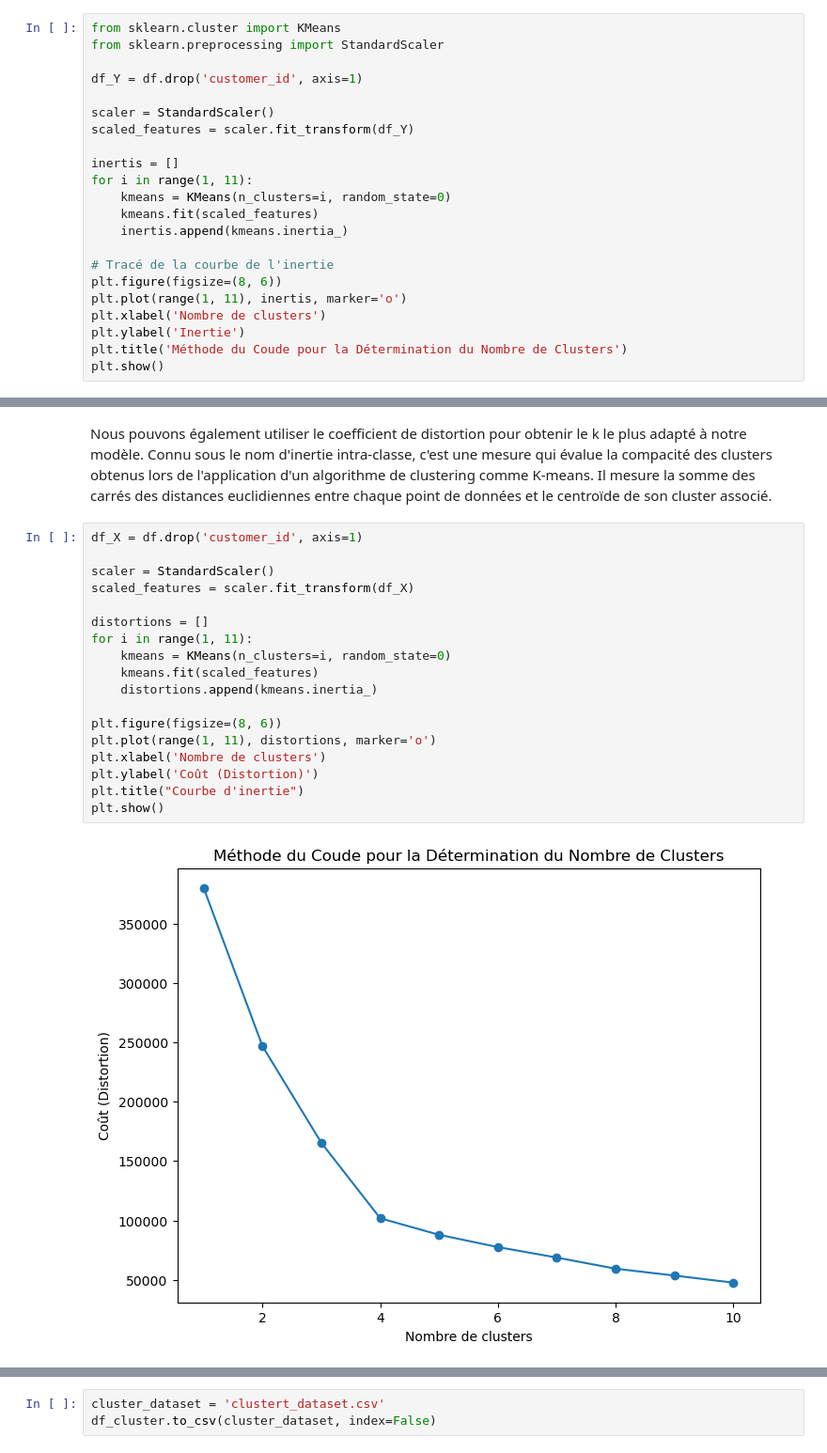
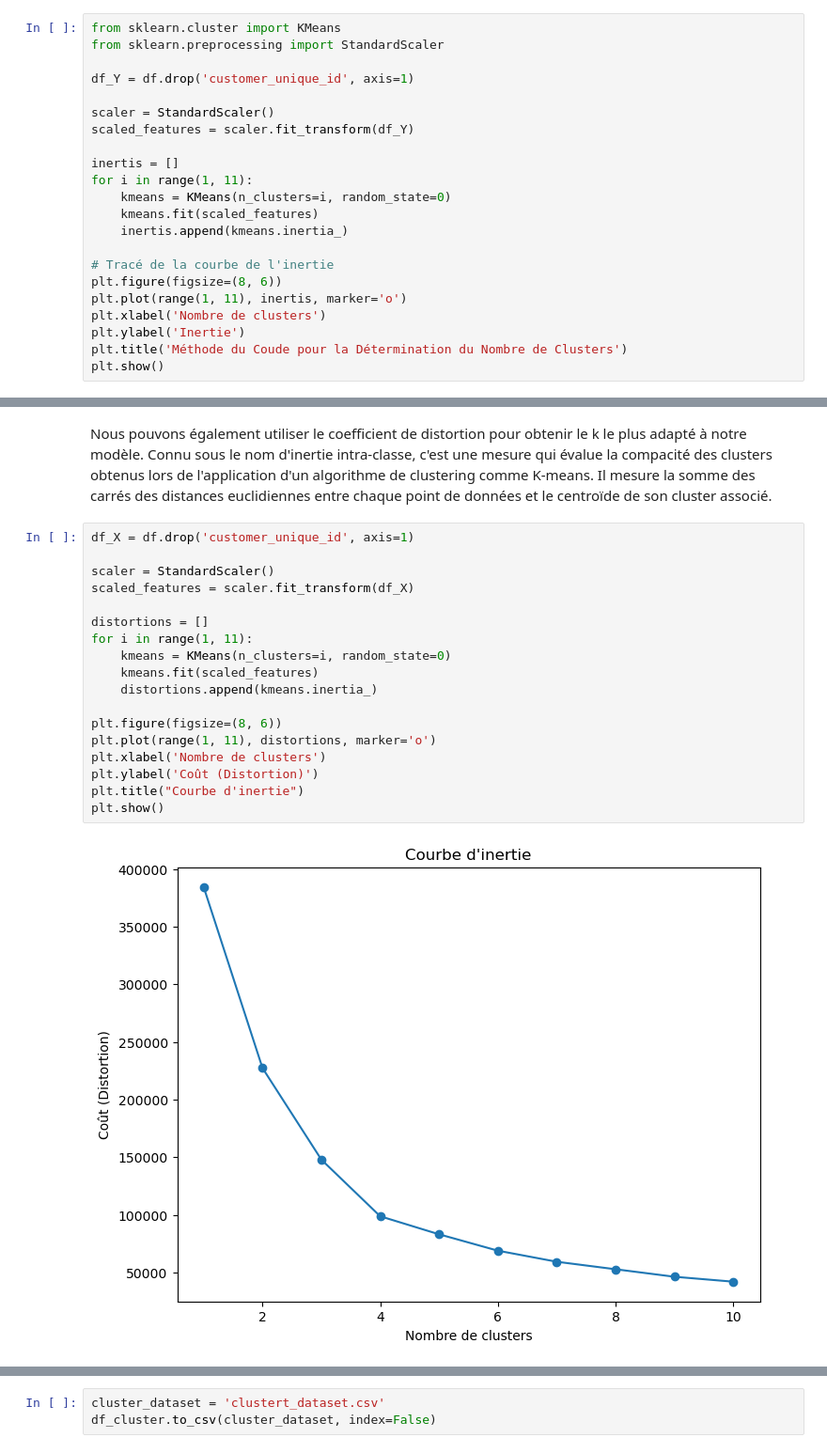
Before and after one commit to HaDock404/CustomerSegmentation, a Jupyter notebook: k_means_test.ipynb, the cells around one changed output, grey strips where cells are left out. Shown: that part at 94% size. Cells and saved outputs as stored; diff of their text form.

```diff
--- a/k_means_test.ipynb
+++ b/k_means_test.ipynb
@@ -103,7 +103,7 @@ Pour déterminer le nombre optimal de cluster à utiliser pour notre algorithme
 from sklearn.cluster import KMeans
 from sklearn.preprocessing import StandardScaler
 
-df_Y = df.drop('customer_id', axis=1)
+df_Y = df.drop('customer_unique_id', axis=1)
 
 scaler = StandardScaler()
 scaled_features = scaler.fit_transform(df_Y)
@@ -162,24 +162,24 @@ plt.show()
 # %% [markdown]
 Nous pouvons également utiliser le coefficient de distortion pour obtenir le k le plus adapté à notre modèle. Connu sous le nom d'inertie intra-classe, c'est une mesure qui évalue la compacité des clusters obtenus lors de l'application d'un algorithme de clustering comme K-means. Il mesure la somme des carrés des distances euclidiennes entre chaque point de données et le centroïde de son cluster associé.
 # %%
-df_X = df.drop('customer_id', axis=1)
+df_X = df.drop('customer_unique_id', axis=1)
 
 scaler = StandardScaler()
 scaled_features = scaler.fit_transform(df_X)
 
 distortions = []
 for i in range(1, 11):
     kmeans = KMeans(n_clusters=i, random_state=0)
     kmeans.fit(scaled_features)
     distortions.append(kmeans.inertia_)
 
 plt.figure(figsize=(8, 6))
 plt.plot(range(1, 11), distortions, marker='o')
 plt.xlabel('Nombre de clusters')
 plt.ylabel('Coût (Distortion)')
 plt.title("Courbe d'inertie")
 plt.show()
 # %% [output]
-[figure, old version]
+[figure, new version]
 # %%
 df_cluster = df.copy()
```
Also changed, not shown: parts of 9 cells of this notebook, 7 other files.
